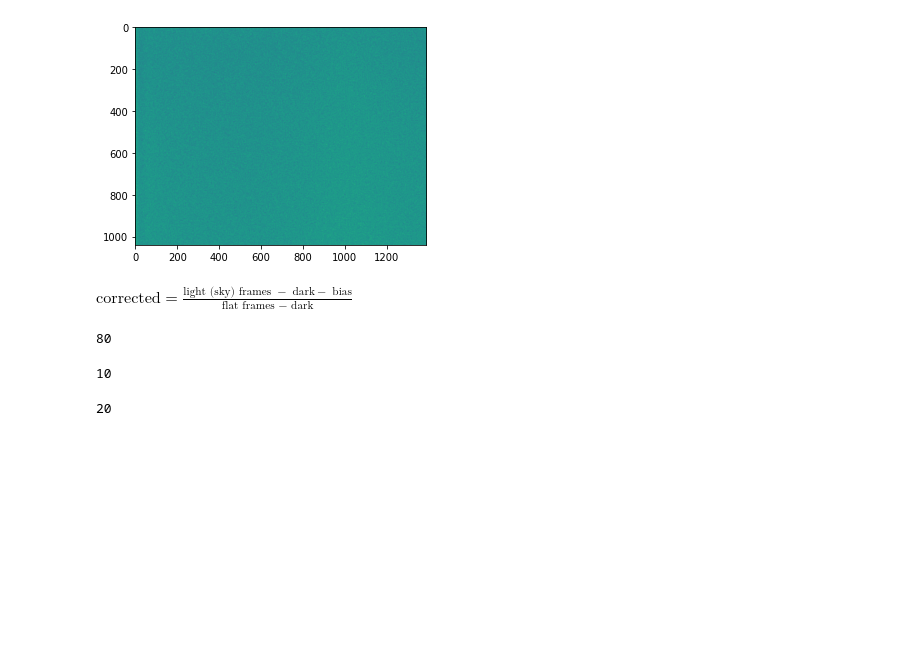
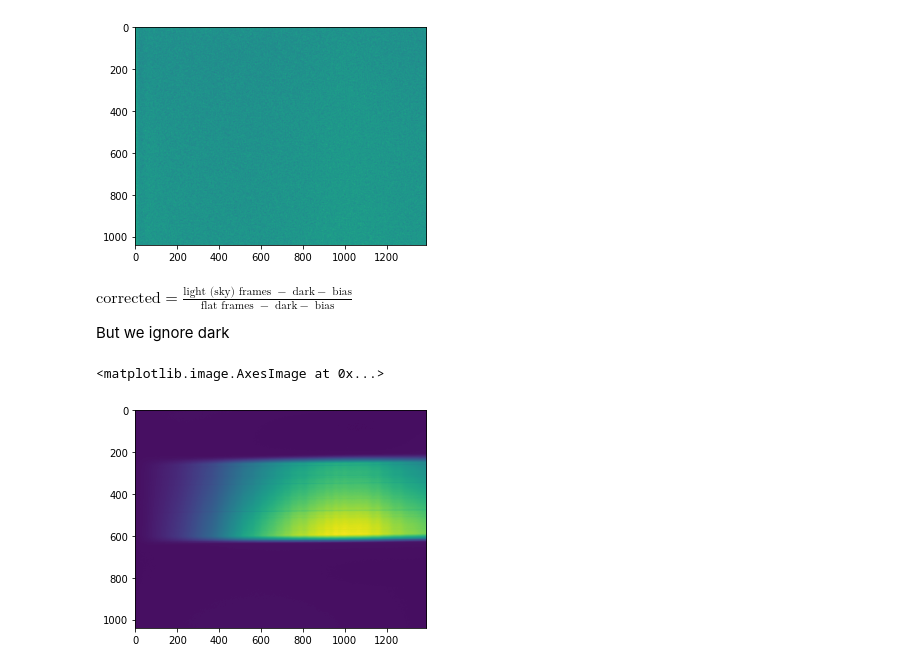
Before and after one commit to Yousousen/solar_physics, a Jupyter notebook: spectrum.ipynb, the cells around one changed output. Saved outputs shown, nothing was run; the diff lists cells and outputs as text; code cells hidden in the pictures; blank space fills up the shorter version.

```diff
--- a/spectrum.ipynb
+++ b/spectrum.ipynb
@@ -413,11 +406,9 @@ plt.imshow(bias_stack)
 <matplotlib.image.AxesImage at 0x...>
 [figure]
 # %% [markdown]
-$\text{corrected} = \frac{\text{light (sky) frames } - \text{ dark} - \text{ bias}}{\text{flat frames } - \text{ dark}}$
+$\text{corrected} = \frac{\text{light (sky) frames } - \text{ dark} - \text{ bias}}{\text{flat frames } - \text{ dark} - \text{ bias}}$
+
+But we ignore dark
 # %%
-dark_master = np.sum(dark_values)
-bias_master = np.sum(bias_values)
+dark_master = np.sum(dark_stack)
+bias_master = np.sum(bias_stack)
-# %%
-len(dark_values)
-# %% [output]
-80
@@ -427,9 +415,7 @@ flat_master = [flat_frame - dark_master for flat_frame in flat_values ]
-# %%
-calibrated = [ x / flat_master for x in light_minus_dark ]
-len(calibrated[0])
-# %% [output]
-10
-# %%
-len(calibrated)
-# %% [output]
-20
+# %%
+flat_master = [flat - bias_master for flat in flat_stack ]
+# %%
+plt.imshow(flat_master)
+# %% [output]
+<matplotlib.image.AxesImage at 0x...>
+[figure, added]
```
Also changed, not shown: parts of 12 cells of this notebook.
